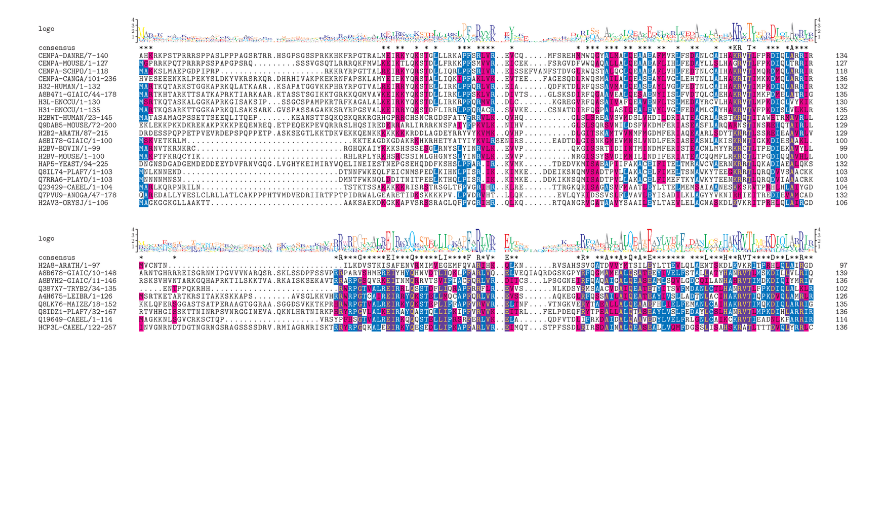
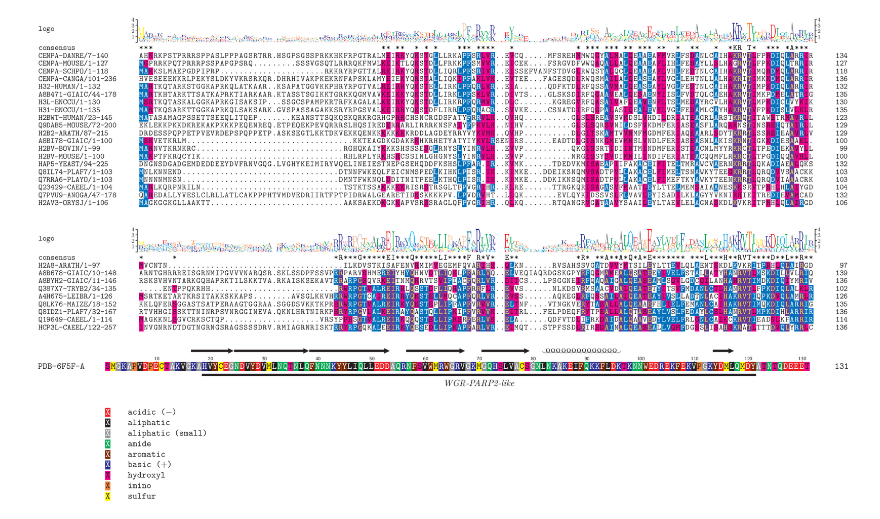
Before and after one commit to intbio/pytexshade, a Jupyter notebook: example.ipynb, the cells around one changed output. Drawn from its saved outputs; the diff is of its cells as text; code cells hidden in the pictures; blank space fills up the shorter version.

```diff
--- a/example.ipynb
+++ b/example.ipynb
@@ -192,3 +189,11 @@ ipyshade.shadedmsa(alignment,debug=False,\
     )
 # %% [output]
 [figure]
+# %%
+
+
+
+
+ipyshade.shadepdbquick(pdb_chain_id="6F5F_A",shading_modes=['chemical_functional'])
+# %% [output]
+[figure, added]
```
Also changed, not shown: parts of 3 cells of this notebook, 2 other files.
